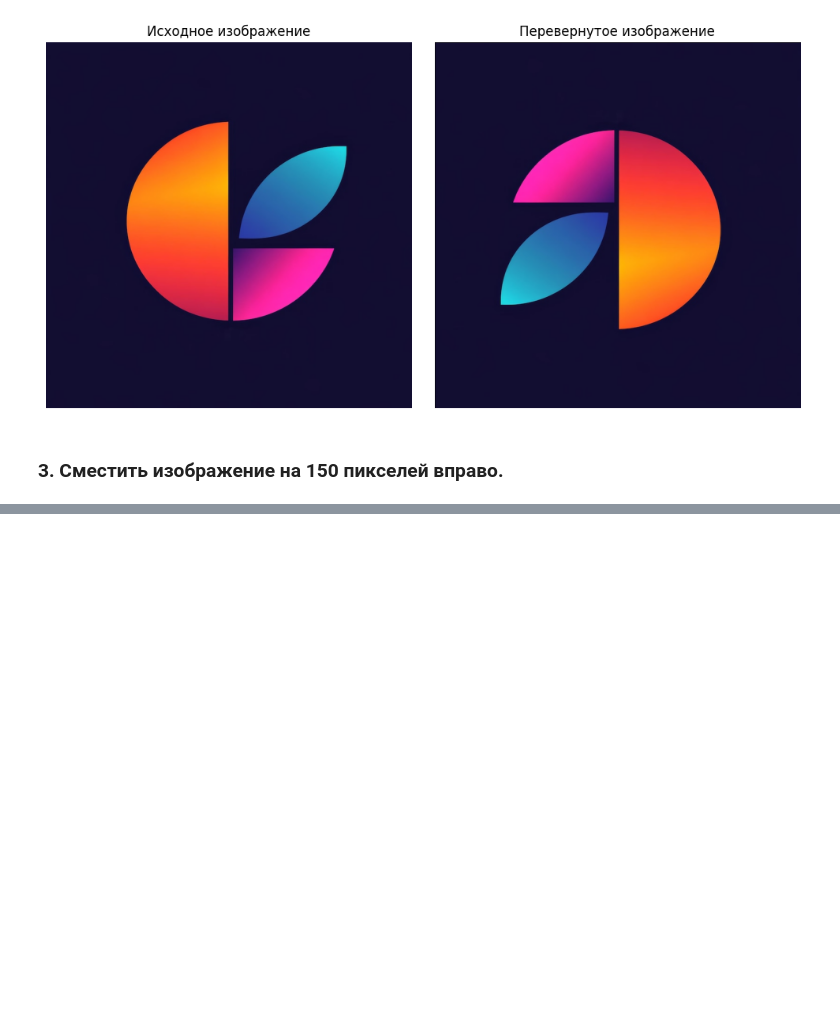
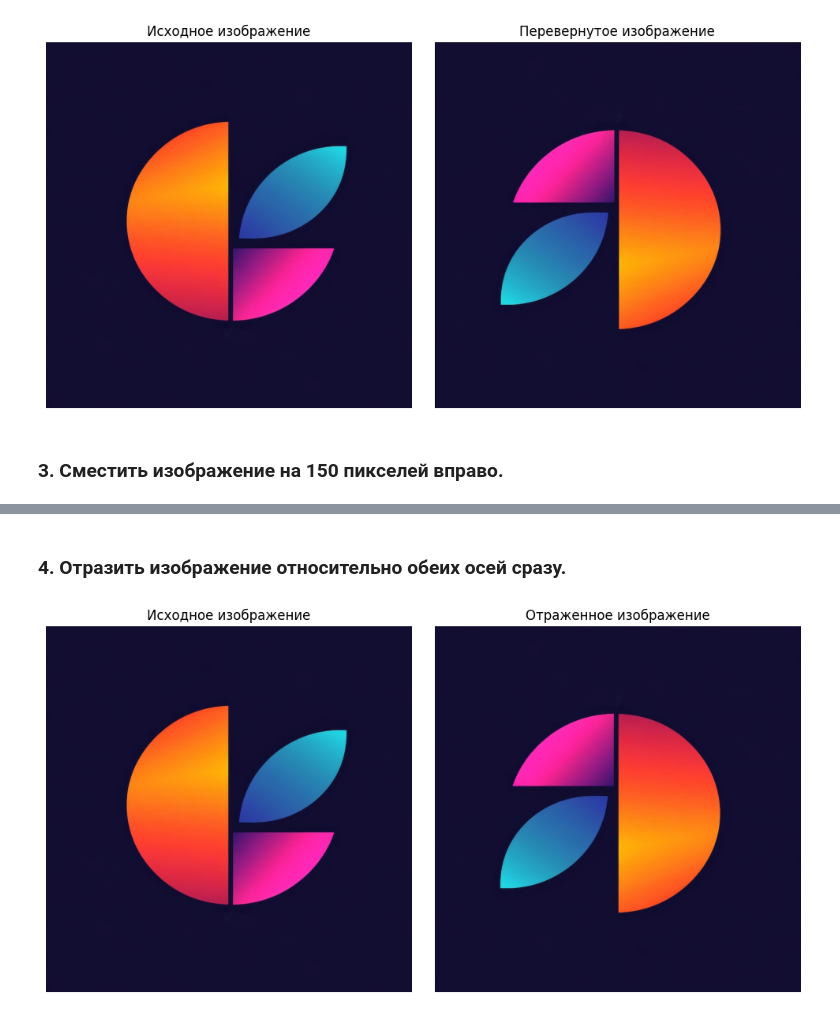
Before and after one commit to Travkova/CV_labs, a Jupyter notebook: геометрические преобразования изображений/lab3.ipynb, the cells around one changed output, grey strips where cells are left out. Cells and saved outputs as stored; diff of their text form; code cells hidden in the pictures; blank space fills up the shorter version.

Commit message:
сделал отражение изображение относительно обоих осей сразу и вывел рядом с исходным

```diff
--- a/геометрические преобразования изображений/lab3.ipynb
+++ b/геометрические преобразования изображений/lab3.ipynb
@@ -104,0 +102,19 @@ error: OpenCV(5.0.0) :-1: error: (-5:Bad argument) in function 'warpAffine'
+# %% [markdown]
+### 4. Отразить изображение относительно обеих осей сразу.
+# %%
+mirror_image = cv2.flip(changing_image,-1)
+
+fig, (ax1, ax2) = plt.subplots(1, 2, figsize=(10, 5))
+
+ax1.imshow(changing_image)
+ax1.set_title(f'Исходное изображение')
+ax1.axis('off')
+
+
+ax2.imshow(mirror_image)
+ax2.set_title('Отраженное изображение')
+ax2.axis('off')
+plt.tight_layout()
+plt.show()
+# %% [output]
+[figure, added]
```
Also changed, not shown: parts of 1 cell of this notebook.
